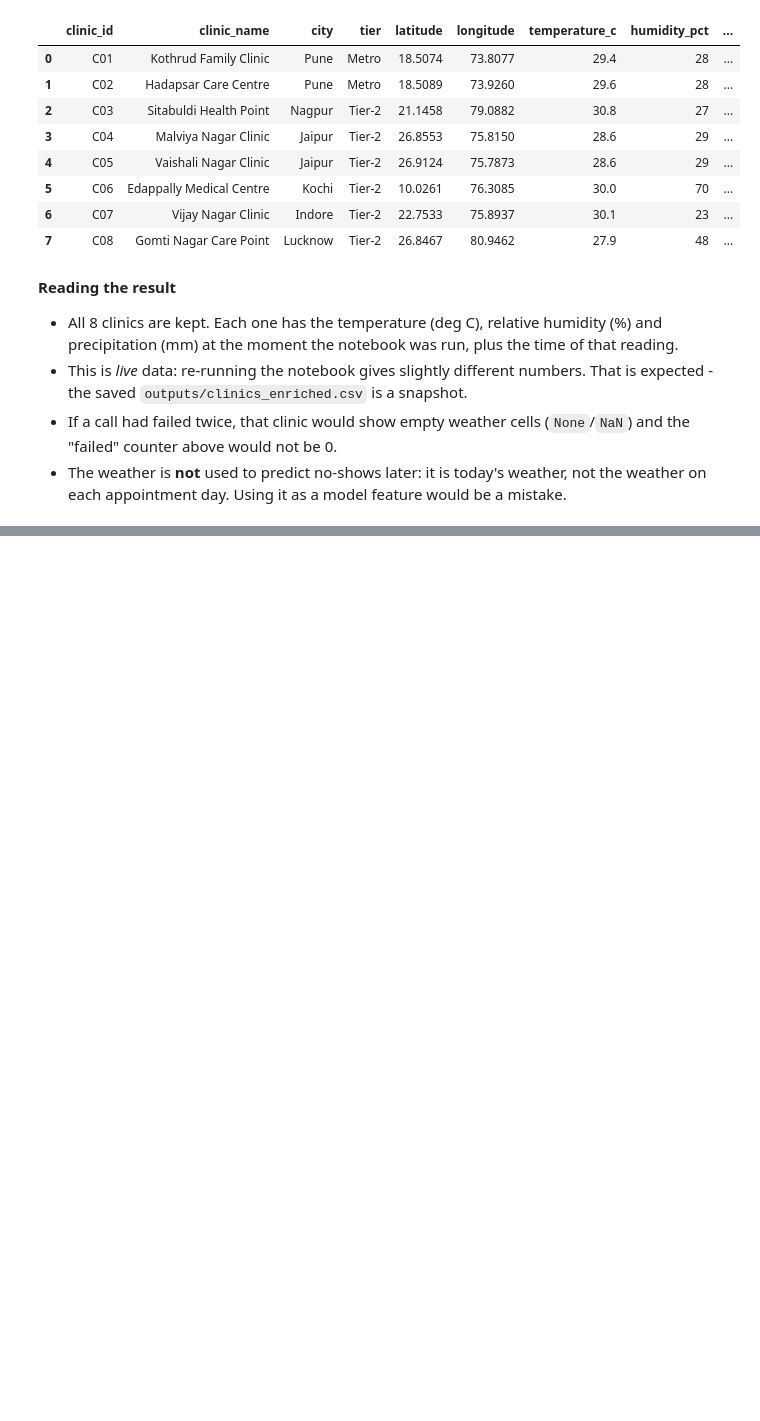
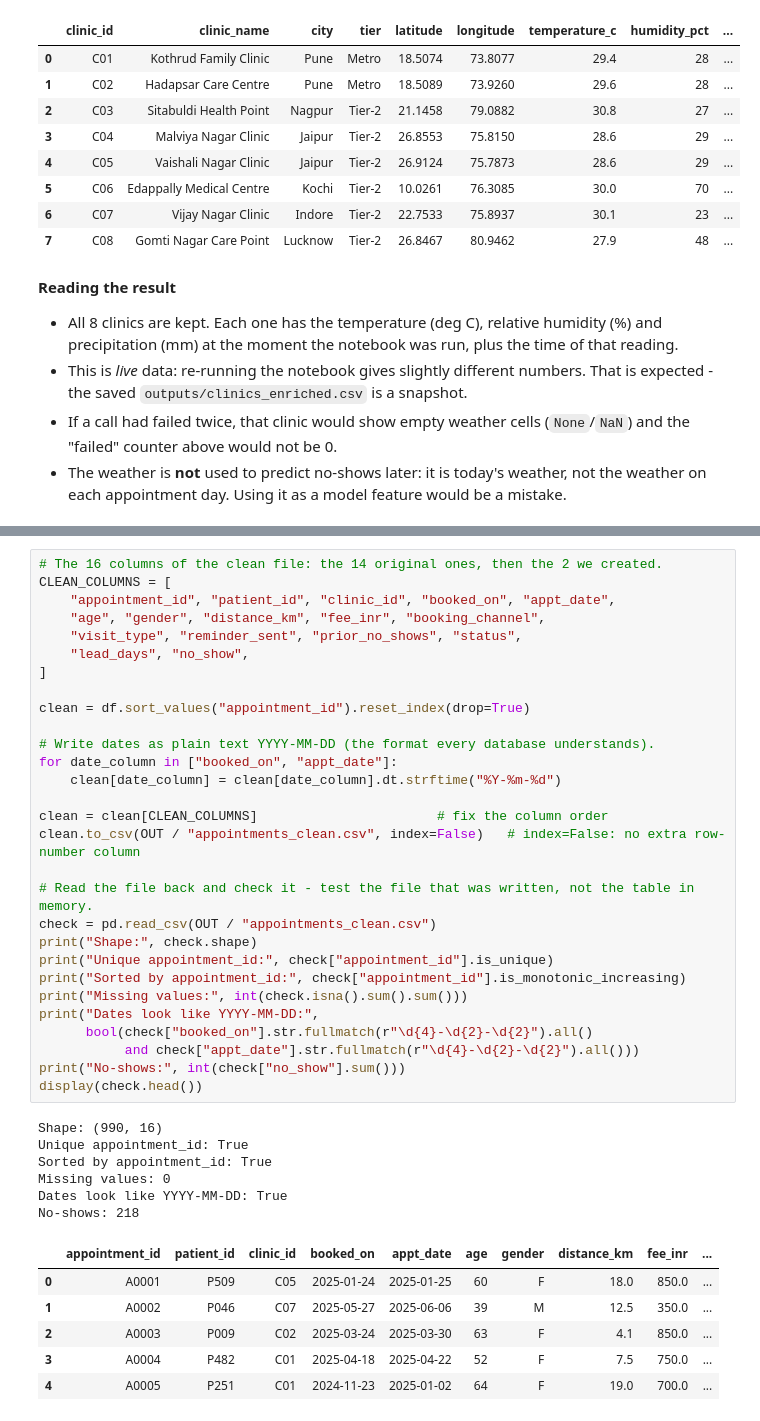
Before and after one commit to Advay4706/MASAI-CAPSTONE-PROJ, a Jupyter notebook: notebooks/part1_data_cleaning.ipynb, the cells around one changed output, grey strips where cells are left out. Cells and saved outputs as stored; diff of their text form; blank space fills up the shorter version.

Commit message:
Step 1.6: export clean appointments and generate load_data.sql

```diff
--- a/notebooks/part1_data_cleaning.ipynb
+++ b/notebooks/part1_data_cleaning.ipynb
@@ -631,0 +642,42 @@ Clinics: 8 | weather calls that failed: 0
+# %%
+# The 16 columns of the clean file: the 14 original ones, then the 2 we created.
+CLEAN_COLUMNS = [
+    "appointment_id", "patient_id", "clinic_id", "booked_on", "appt_date",
+    "age", "gender", "distance_km", "fee_inr", "booking_channel",
+    "visit_type", "reminder_sent", "prior_no_shows", "status",
+    "lead_days", "no_show",
+]
+
+clean = df.sort_values("appointment_id").reset_index(drop=True)
+
+# Write dates as plain text YYYY-MM-DD (the format every database understands).
+for date_column in ["booked_on", "appt_date"]:
+    clean[date_column] = clean[date_column].dt.strftime("%Y-%m-%d")
+
+clean = clean[CLEAN_COLUMNS]                       # fix the column order
+clean.to_csv(OUT / "appointments_clean.csv", index=False)   # index=False: no extra row-number column
+
+# Read the file back and check it - test the file that was written, not the table in memory.
+check = pd.read_csv(OUT / "appointments_clean.csv")
+print("Shape:", check.shape)
+print("Unique appointment_id:", check["appointment_id"].is_unique)
+print("Sorted by appointment_id:", check["appointment_id"].is_monotonic_increasing)
+print("Missing values:", int(check.isna().sum().sum()))
+print("Dates look like YYYY-MM-DD:",
+      bool(check["booked_on"].str.fullmatch(r"\d{4}-\d{2}-\d{2}").all()
+           and check["appt_date"].str.fullmatch(r"\d{4}-\d{2}-\d{2}").all()))
+print("No-shows:", int(check["no_show"].sum()))
+display(check.head())
+# %% [output]
+Shape: (990, 16)
+Unique appointment_id: True
+Sorted by appointment_id: True
+Missing values: 0
+Dates look like YYYY-MM-DD: True
+No-shows: 218
+|  | appointment_id | patient_id | clinic_id | booked_on | appt_date | age | gender | distance_km | fee_inr | ... |
+| 0 | A0001 | P509 | C05 | 2025-01-24 | 2025-01-25 | 60 | F | 18.0 | 850.0 | ... |
+| 1 | A0002 | P046 | C07 | 2025-05-27 | 2025-06-06 | 39 | M | 12.5 | 350.0 | ... |
+| 2 | A0003 | P009 | C02 | 2025-03-24 | 2025-03-30 | 63 | F | 4.1 | 850.0 | ... |
+| 3 | A0004 | P482 | C01 | 2025-04-18 | 2025-04-22 | 52 | F | 7.5 | 750.0 | ... |
+| 4 | A0005 | P251 | C01 | 2024-11-23 | 2025-01-02 | 64 | F | 19.0 | 700.0 | ... |
```
Also changed, not shown: parts of 4 cells of this notebook, 2 other files.
